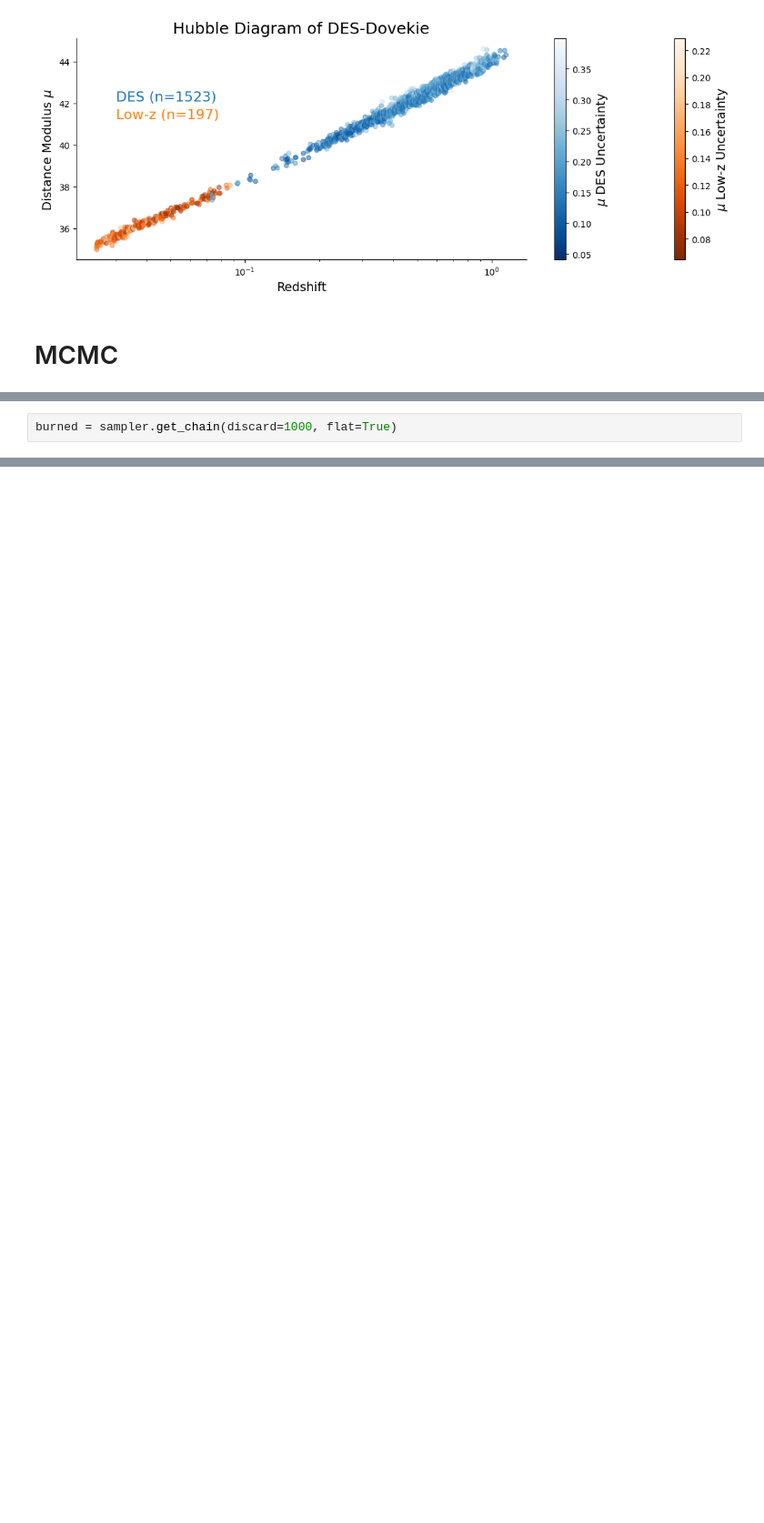
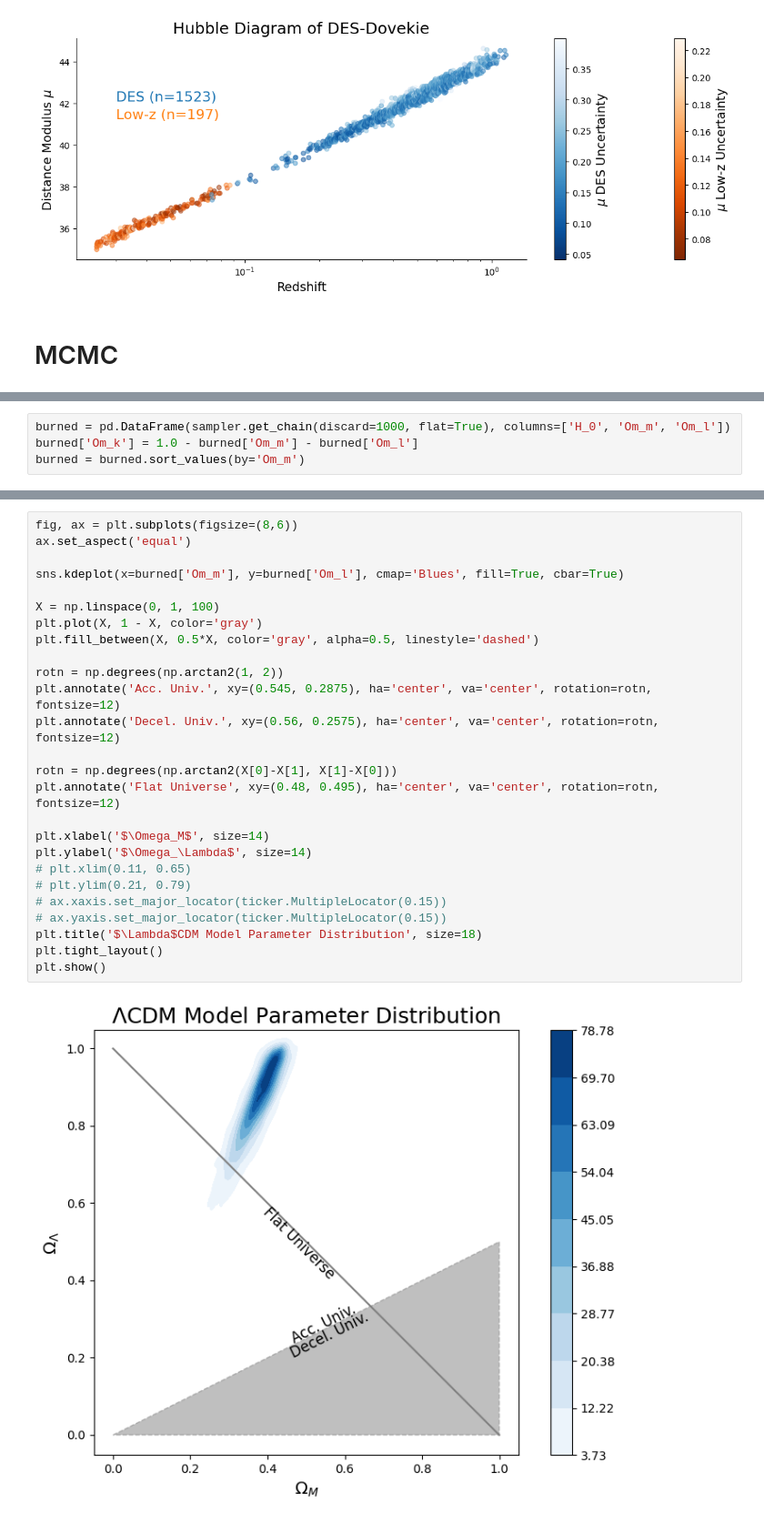
Before and after one commit to MagicalBean/DES_MCMC, a Jupyter notebook: workthrough.ipynb, the cells around one changed output, grey strips where cells are left out. Shown at 91% size. Drawn from its saved outputs; the diff is of its cells as text; blank space fills up the shorter version.

```diff
--- a/workthrough.ipynb
+++ b/workthrough.ipynb
@@ -229,5 +225,7 @@ plt.show()
 # %%
-burned = sampler.get_chain(discard=1000, flat=True)
+burned = pd.DataFrame(sampler.get_chain(discard=1000, flat=True), columns=['H_0', 'Om_m', 'Om_l'])
+burned['Om_k'] = 1.0 - burned['Om_m'] - burned['Om_l']
+burned = burned.sort_values(by='Om_m')
 # %%
 fig, axs = plt.subplots(1, 4, figsize=(16, 4.6))
 
@@ -260,0 +259,28 @@ Om_l = 0.89 ± 0.11
+# %%
+fig, ax = plt.subplots(figsize=(8,6))
+ax.set_aspect('equal')
+
+sns.kdeplot(x=burned['Om_m'], y=burned['Om_l'], cmap='Blues', fill=True, cbar=True)
+
+X = np.linspace(0, 1, 100)
+plt.plot(X, 1 - X, color='gray')
+plt.fill_between(X, 0.5*X, color='gray', alpha=0.5, linestyle='dashed')
+
+rotn = np.degrees(np.arctan2(1, 2))
+plt.annotate('Acc. Univ.', xy=(0.545, 0.2875), ha='center', va='center', rotation=rotn, fontsize=12)
+plt.annotate('Decel. Univ.', xy=(0.56, 0.2575), ha='center', va='center', rotation=rotn, fontsize=12)
+
+rotn = np.degrees(np.arctan2(X[0]-X[1], X[1]-X[0]))
+plt.annotate('Flat Universe', xy=(0.48, 0.495), ha='center', va='center', rotation=rotn, fontsize=12)
+
+plt.xlabel('$\Omega_M$', size=14)
+plt.ylabel('$\Omega_\Lambda$', size=14)
+# plt.xlim(0.11, 0.65)
+# plt.ylim(0.21, 0.79)
+# ax.xaxis.set_major_locator(ticker.MultipleLocator(0.15))
+# ax.yaxis.set_major_locator(ticker.MultipleLocator(0.15))
+plt.title('$\Lambda$CDM Model Parameter Distribution', size=18)
+plt.tight_layout()
+plt.show()
+# %% [output]
+[figure, added]
```
Also changed, not shown: parts of 8 cells of this notebook.
